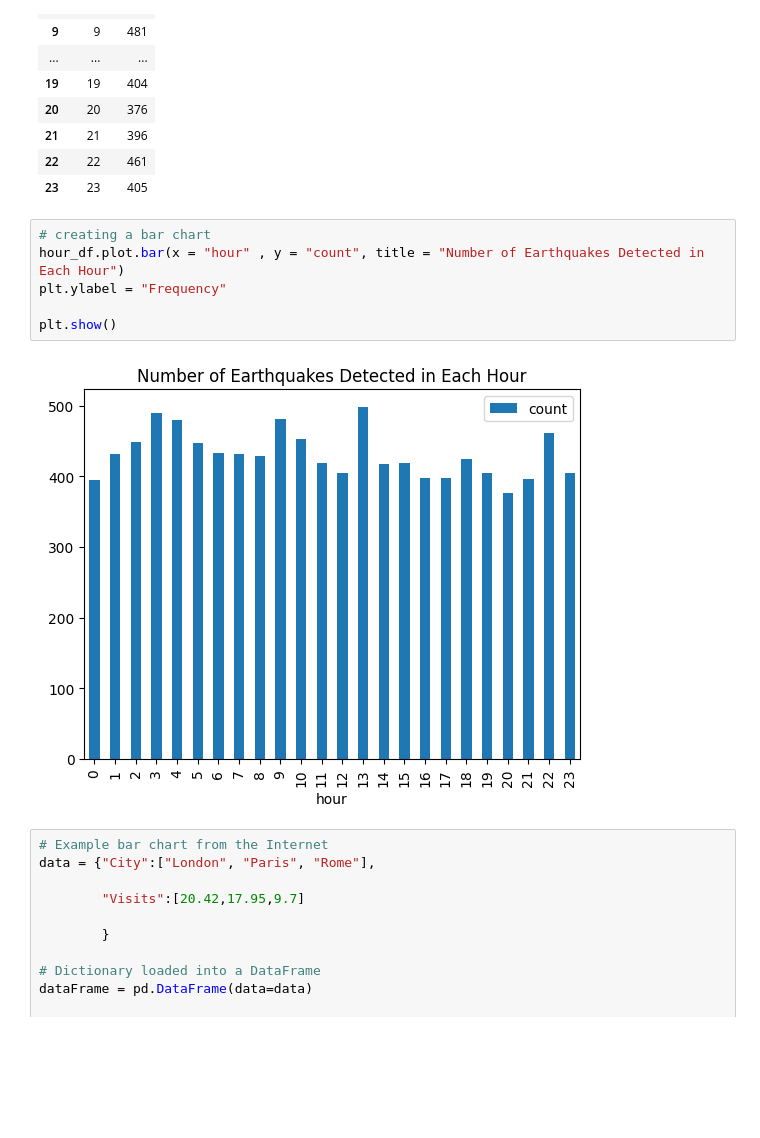
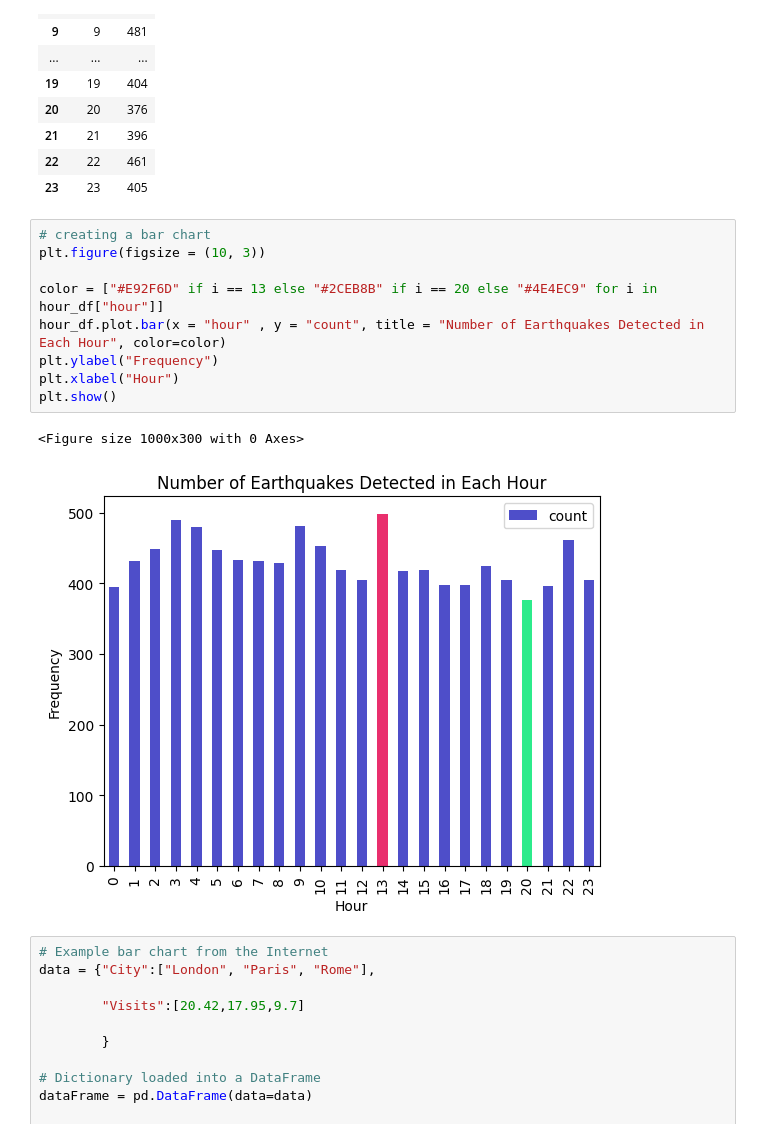
Before and after one commit to usuajiayako/DataScienceWeek3, a Jupyter notebook: data_visualisation_assignment.ipynb, the cells around one changed output. Saved outputs shown, nothing was run; the diff lists cells and outputs as text; blank space fills up the shorter version.

Commit message:
changing colors of the bars

```diff
--- a/data_visualisation_assignment.ipynb
+++ b/data_visualisation_assignment.ipynb
@@ -64,12 +64,16 @@ hour_df
 | 23 | 23 | 405 |
 # %%
 # creating a bar chart
-hour_df.plot.bar(x = "hour" , y = "count", title = "Number of Earthquakes Detected in Each Hour")
-plt.ylabel = "Frequency"
+plt.figure(figsize = (10, 3))
 
+color = ["#E92F6D" if i == 13 else "#2CEB8B" if i == 20 else "#4E4EC9" for i in hour_df["hour"]]
+hour_df.plot.bar(x = "hour" , y = "count", title = "Number of Earthquakes Detected in Each Hour", color=color)
+plt.ylabel("Frequency")
+plt.xlabel("Hour")
 plt.show()
 # %% [output]
+<Figure size 1000x300 with 0 Axes>
-[figure, old version]
+[figure, new version]
 # %%
 # Example bar chart from the Internet
 data = {"City":["London", "Paris", "Rome"],
```
